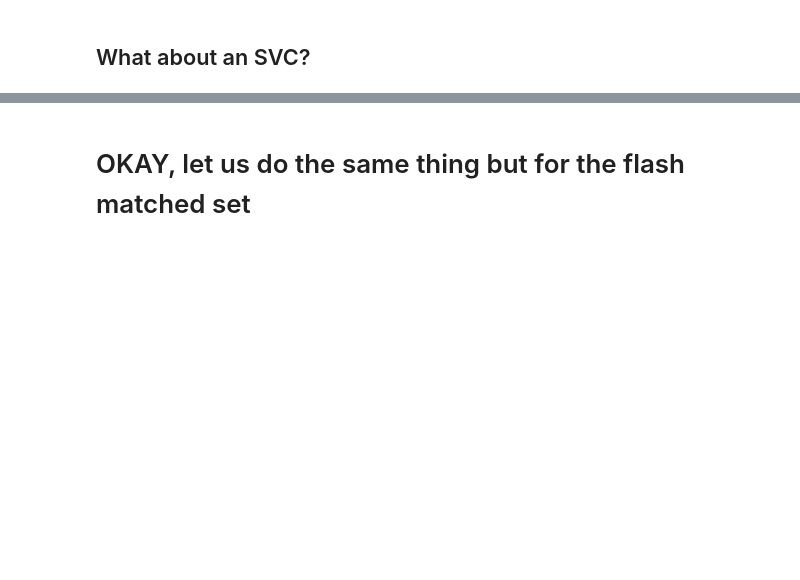
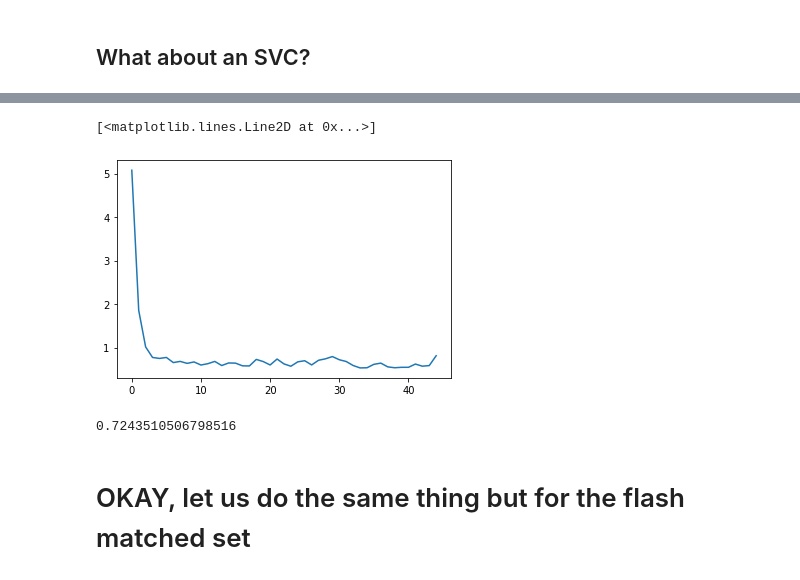
Before and after one commit to kylemfspurgeon/PDK_ML, a Jupyter notebook: PDK_ML_Models.ipynb, the cells around one changed output, grey strips where cells are left out. Cells and saved outputs as stored; diff of their text form; code cells hidden in the pictures; blank space fills up the shorter version.

```diff
--- a/PDK_ML_Models.ipynb
+++ b/PDK_ML_Models.ipynb
@@ -173,4 +166,0 @@ gbc500.score(X_test,y_test)
-# %%
-gbc5 = ensemble.GradientBoostingClassifier(learning_rate=.01,n_estimators=10000)
-gbc5.fit(X_train,y_train)
-gbc5.score(X_test,y_test)
@@ -199,3 +230,16 @@ nnCLF_score=nnCLF.score(X_test,y_test)
+# %%
+plt.plot(nnCLF.loss_curve_)
+# %% [output]
+[<matplotlib.lines.Line2D at 0x...>]
+[figure, added]
+# %%
+from sklearn.neighbors import KNeighborsClassifier
+neigh = KNeighborsClassifier(n_neighbors=5,weights = 'distance',algorithm='auto')
+neigh.fit(X_train,y_train)
+neigh_score=neigh.score(X_test,y_test)
+print(neigh_score)
+# %% [output]
+0.7243510506798516
 # %% [markdown]
 # OKAY, let us do the same thing but for the flash matched set
 # %%
```
Also changed, not shown: parts of 47 cells of this notebook.
